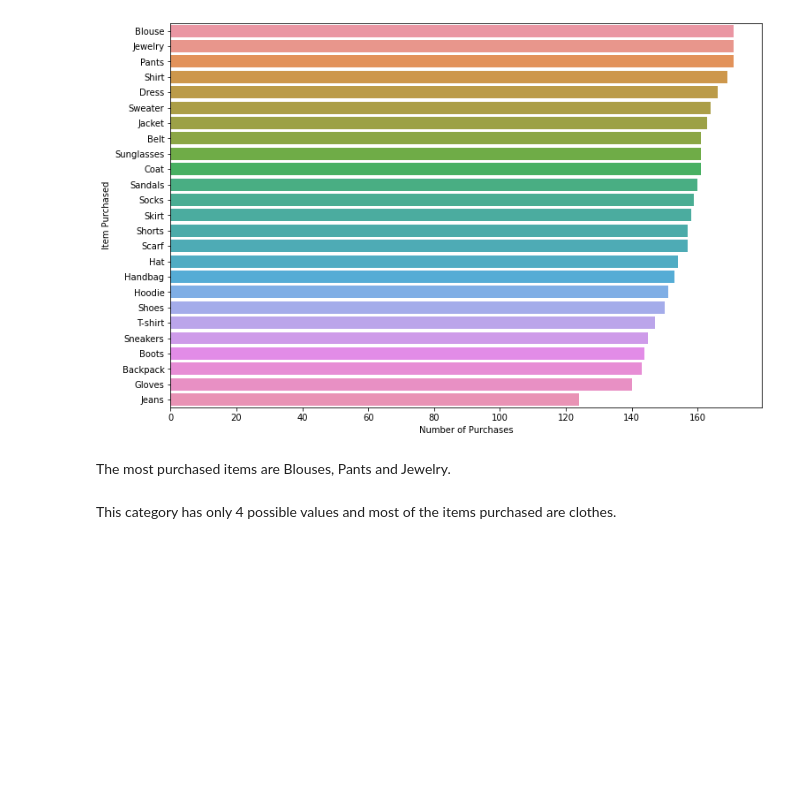
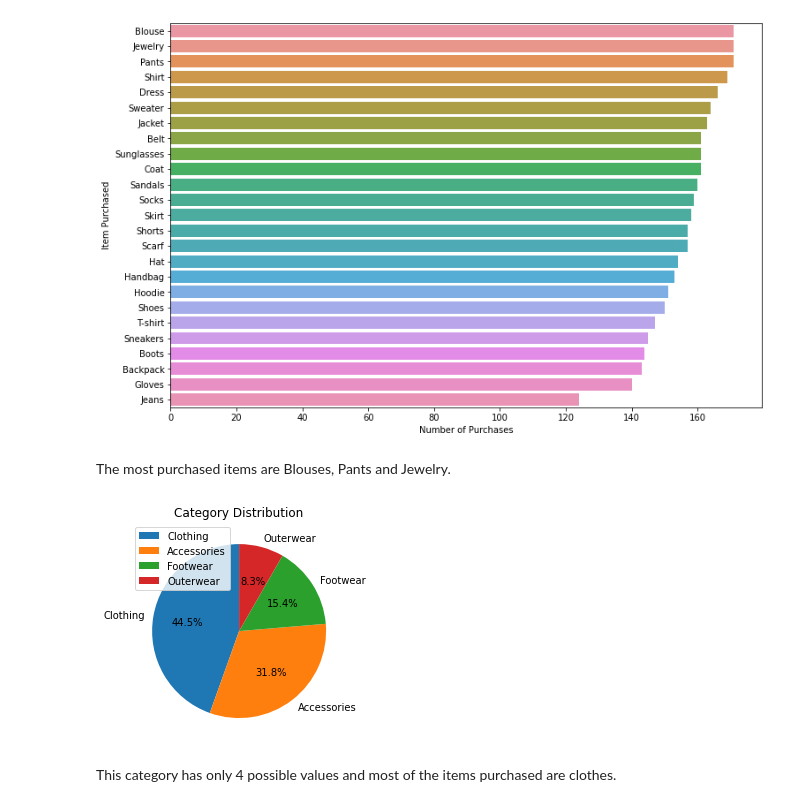
Before and after one commit to AleandroPresta/customer-shopping-analysis, a Jupyter notebook: customer-shopping/notebooks/Data Exploration.ipynb, the cells around one changed output. Cells and saved outputs as stored; diff of their text form; code cells hidden in the pictures; blank space fills up the shorter version.

```diff
--- a/customer-shopping/notebooks/Data Exploration.ipynb
+++ b/customer-shopping/notebooks/Data Exploration.ipynb
@@ -123,3 +114,7 @@ plt.show()
+# %%
+plot_pie_chart(dataset=shopping_data, column_name='Category')
+# %% [output]
+[figure, added]
 # %% [markdown]
 This category has only 4 possible values and most of the items purchased are clothes.
 # %%
```
Also changed, not shown: parts of 13 cells of this notebook, 1 other file.
